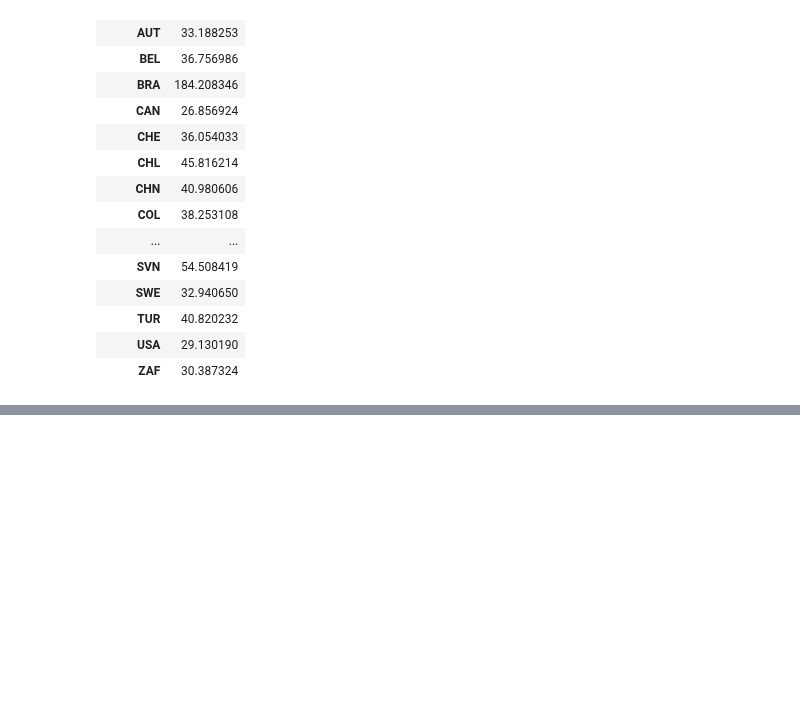
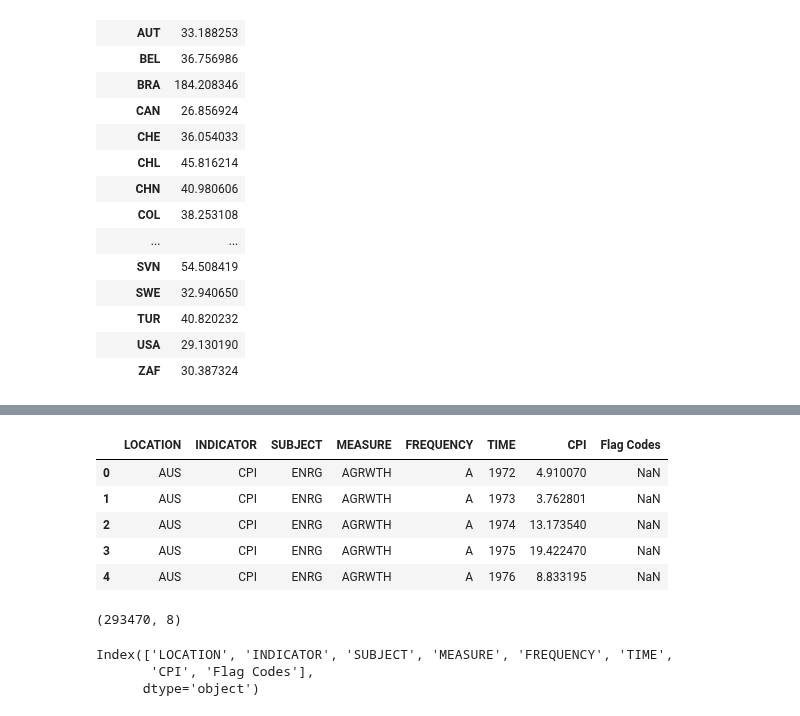
Before and after one commit to ubco-W2022T2-data301/project-group-group19, a Jupyter notebook: analysis/analysis2.ipynb, the cells around one changed output, grey strips where cells are left out. Cells and saved outputs as stored; diff of their text form; code cells hidden in the pictures; blank space fills up the shorter version.

```diff
--- a/analysis/analysis2.ipynb
+++ b/analysis/analysis2.ipynb
@@ -37,0 +55,19 @@ datfrm.groupby("LOCATION").mean()
+# %%
+datfrm.head()
+# %% [output]
+|  | LOCATION | INDICATOR | SUBJECT | MEASURE | FREQUENCY | TIME | CPI | Flag Codes |
+| 0 | AUS | CPI | ENRG | AGRWTH | A | 1972 | 4.910070 | NaN |
+| 1 | AUS | CPI | ENRG | AGRWTH | A | 1973 | 3.762801 | NaN |
+| 2 | AUS | CPI | ENRG | AGRWTH | A | 1974 | 13.173540 | NaN |
+| 3 | AUS | CPI | ENRG | AGRWTH | A | 1975 | 19.422470 | NaN |
+| 4 | AUS | CPI | ENRG | AGRWTH | A | 1976 | 8.833195 | NaN |
+# %%
+datfrm.shape
+# %% [output]
+(293470, 8)
+# %%
+datfrm.columns
+# %% [output]
+Index(['LOCATION', 'INDICATOR', 'SUBJECT', 'MEASURE', 'FREQUENCY', 'TIME',
+       'CPI', 'Flag Codes'],
+      dtype='object')
```
Also changed, not shown: parts of 8 cells of this notebook.
